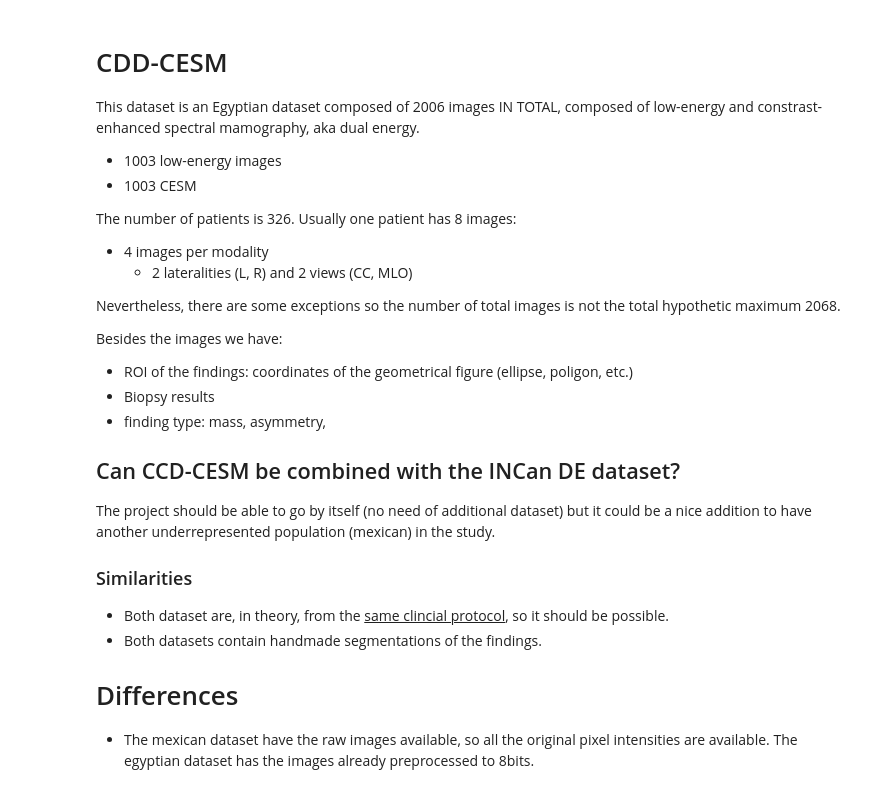
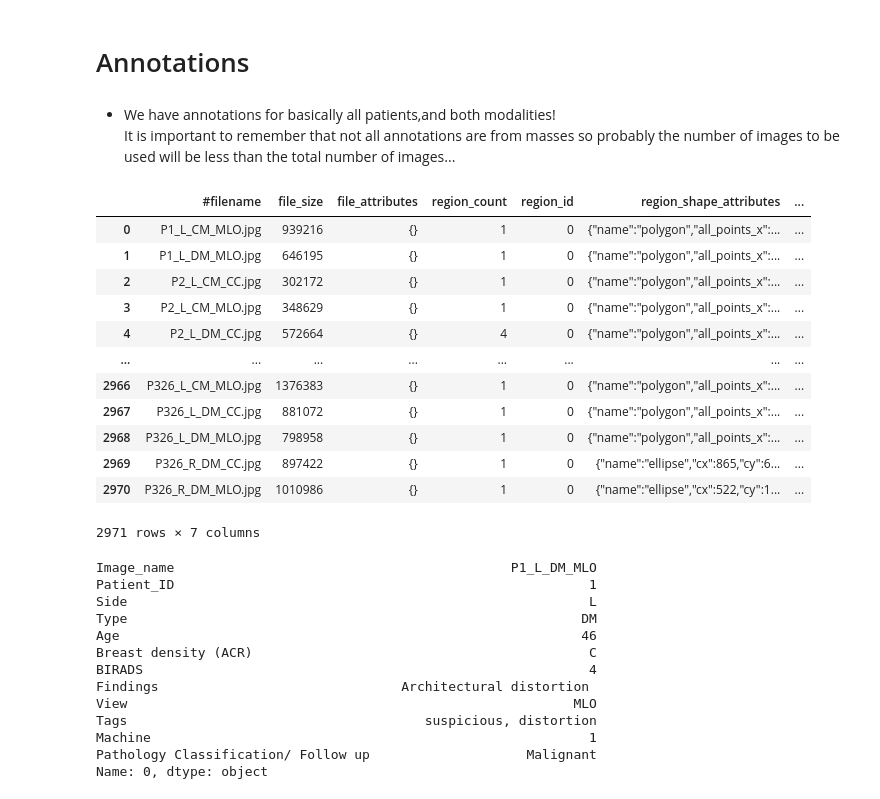
Before and after one commit to Likalto4/CEM-Detect, a Jupyter notebook: data_analysis/visualization.ipynb, the cells around one changed output. Drawn from its saved outputs; the diff is of its cells as text; code cells hidden in the pictures.

```diff
--- a/data_analysis/visualization.ipynb
+++ b/data_analysis/visualization.ipynb
@@ -12,28 +46,5 @@ from matplotlib import pyplot as plt
-# %% [markdown]
-# CDD-CESM
-
-This dataset is an Egyptian dataset composed of 2006 images IN TOTAL, composed of low-energy and constrast-enhanced spectral mamography, aka dual energy.
-
-- 1003 low-energy images
-- 1003 CESM
-
-The number of patients is 326. Usually one patient has 8 images:
-- 4 images per modality
-    - 2 lateralities (L, R) and 2 views (CC, MLO)
-
-Nevertheless, there are some exceptions so the number of total images is not the total hypothetic maximum 2068.
-
-Besides the images we have:
-- ROI of the findings: coordinates of the geometrical figure (ellipse, poligon, etc.)
-- Biopsy results
-- finding type: mass, asymmetry,
-
-## Can CCD-CESM be combined with the INCan DE dataset?
-The project should be able to go by itself (no need of additional dataset) but it could be a nice addition to have another underrepresented population (mexican) in the study.
-
-### Similarities
-- Both dataset are, in theory, from the <u> same clincial protocol</u>, so it should be possible.
-- Both datasets contain handmade segmentations of the findings.
-
-# Differences
-- The mexican dataset have the raw images available, so all the original pixel intensities are available. The egyptian dataset has the images already preprocessed to 8bits.
+# %% [markdown]
+# Annotations
+# %% [markdown]
+- We have annotations for basically all patients,and both modalities!<br>
+    It is important to remember that not all annotations are from masses so probably the number of images to be used will be less than the total number of images...
@@ -40 +58,42 @@ The project should be able to go by itself (no need of additional dataset) but i
+# %%
+annotations
+# %% [output]
+|  | #filename | file_size | file_attributes | region_count | region_id | region_shape_attributes | ... |
+| 0 | P1_L_CM_MLO.jpg | 939216 | {} | 1 | 0 | {"name":"polygon","all_points_x":... | ... |
+| 1 | P1_L_DM_MLO.jpg | 646195 | {} | 1 | 0 | {"name":"polygon","all_points_x":... | ... |
+| 2 | P2_L_CM_CC.jpg | 302172 | {} | 1 | 0 | {"name":"polygon","all_points_x":... | ... |
+| 3 | P2_L_CM_MLO.jpg | 348629 | {} | 1 | 0 | {"name":"polygon","all_points_x":... | ... |
+| 4 | P2_L_DM_CC.jpg | 572664 | {} | 4 | 0 | {"name":"polygon","all_points_x":... | ... |
+| ... | ... | ... | ... | ... | ... | ... | ... |
+| 2966 | P326_L_CM_MLO.jpg | 1376383 | {} | 1 | 0 | {"name":"polygon","all_points_x":... | ... |
+| 2967 | P326_L_DM_CC.jpg | 881072 | {} | 1 | 0 | {"name":"polygon","all_points_x":... | ... |
+| 2968 | P326_L_DM_MLO.jpg | 798958 | {} | 1 | 0 | {"name":"polygon","all_points_x":... | ... |
+| 2969 | P326_R_DM_CC.jpg | 897422 | {} | 1 | 0 | {"name":"ellipse","cx":865,"cy":6... | ... |
+| 2970 | P326_R_DM_MLO.jpg | 1010986 | {} | 1 | 0 | {"name":"ellipse","cx":522,"cy":1... | ... |
+2971 rows × 7 columns
+# %%
+example = 0
+pat_example = metadata.iloc[example]
+print(pat_example)
+
+if 'DM' in pat_example.Image_name:
+    im_path = im_dir / 'low-energy' / pat_example.Image_name
+elif 'CM' in pat_example.Image_name:
+    im_path = im_dir / 'substracted' / pat_example.Image_name
+
+im_path = im_path.with_suffix('.jpg')
+# %% [output]
+Image_name                                           P1_L_DM_MLO
+Patient_ID                                                     1
+Side                                                           L
+Type                                                          DM
+Age                                                           46
+Breast density (ACR)                                           C
+BIRADS                                                         4
+Findings                               Architectural distortion
+View                                                         MLO
+Tags                                      suspicious, distortion
+Machine                                                        1
+Pathology Classification/ Follow up                    Malignant
+Name: 0, dtype: object
 # %%
```
Also changed, not shown: parts of 5 cells of this notebook.
